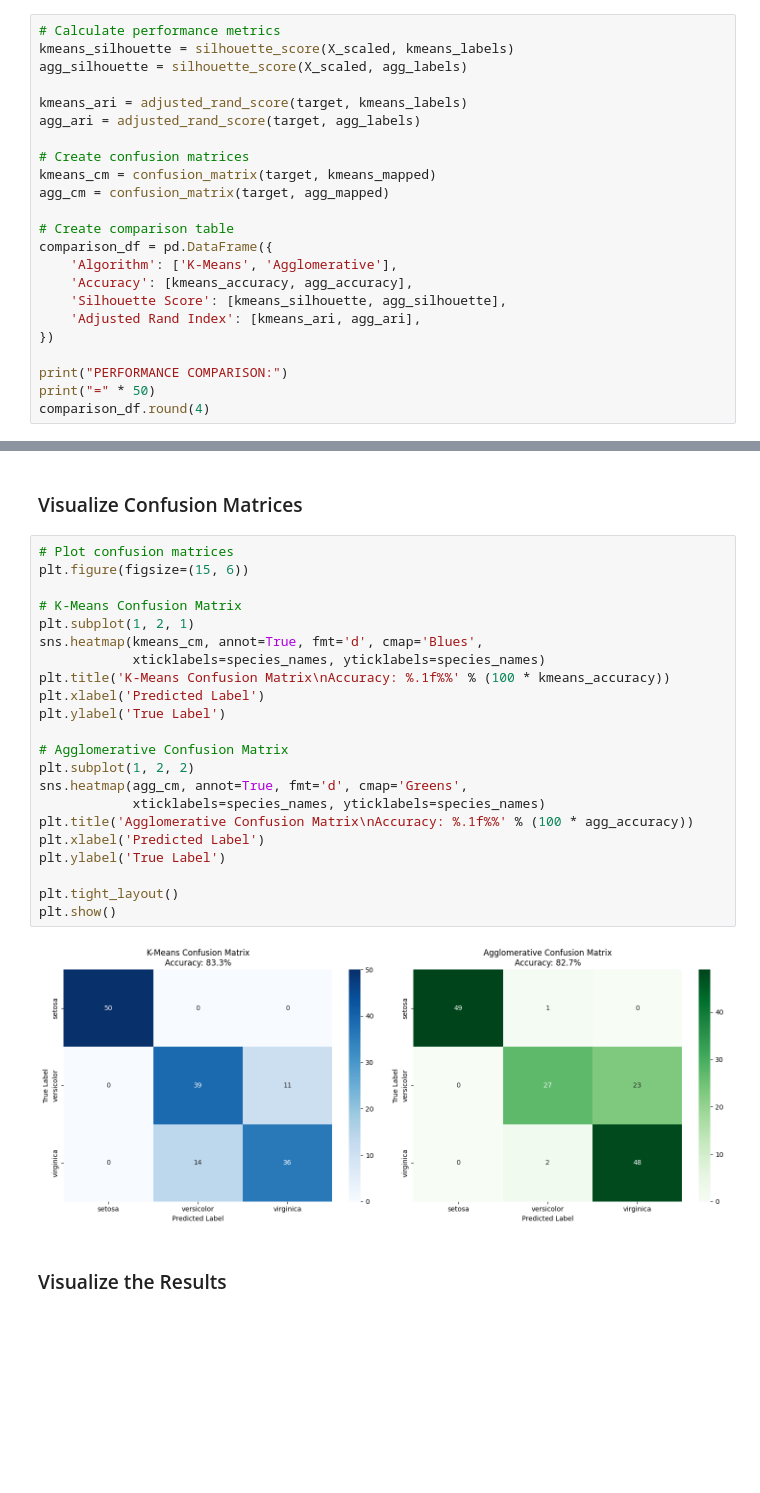
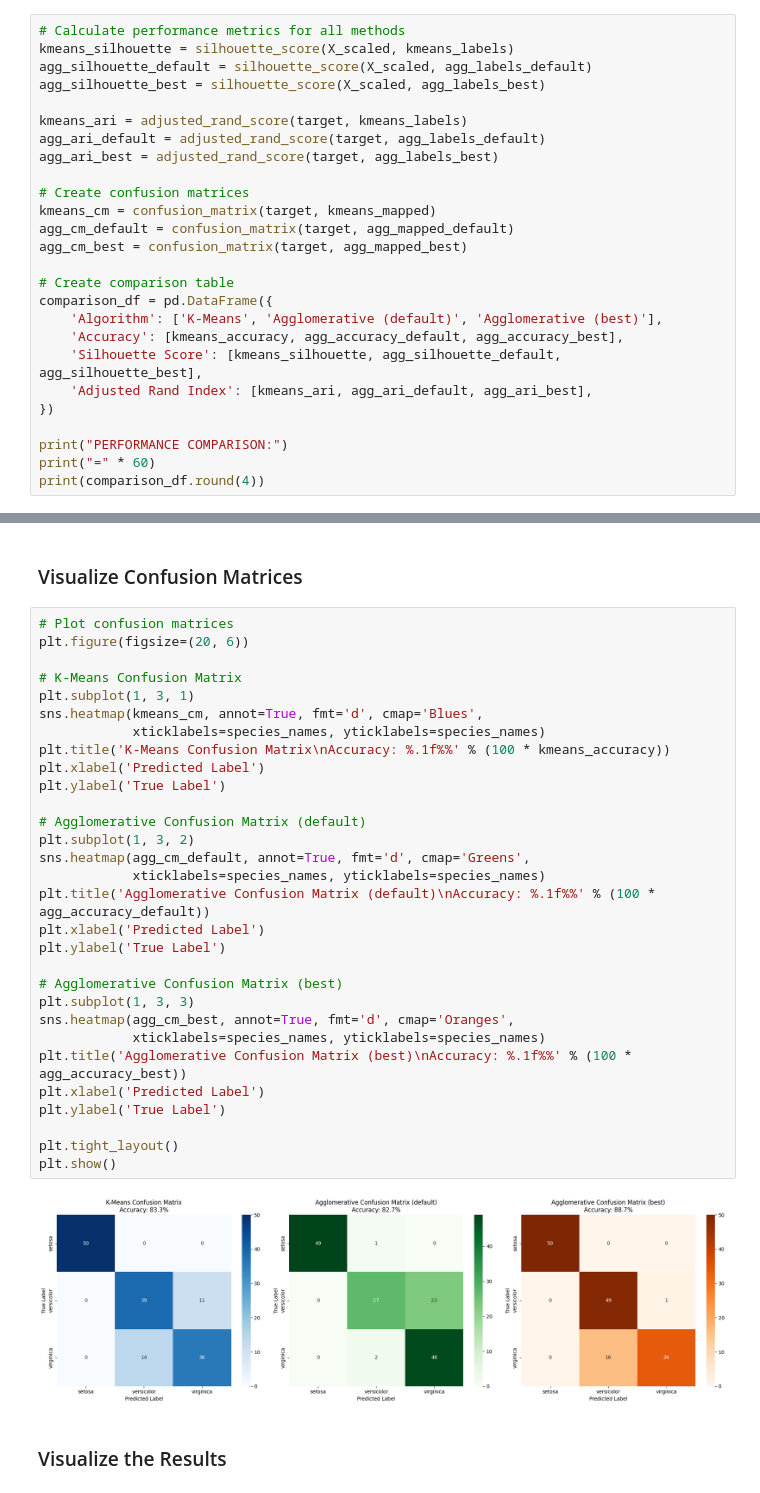
Before and after one commit to Farzat07/Kaggle-Mini-challenge---recommender-systems, a Jupyter notebook: Final iris.ipynb, the cells around one changed output, grey strips where cells are left out. Saved outputs shown, nothing was run; the diff lists cells and outputs as text; blank space fills up the shorter version.

Commit message:
Add parameter tuning for Agglomerative Clustering

```diff
--- a/Final iris.ipynb
+++ b/Final iris.ipynb
@@ -350,27 +513,30 @@ Agglomerative accuracy = 82.7%
 # %% [markdown]
 ### Calculate Performance Metrics
 # %%
-# Calculate performance metrics
+# Calculate performance metrics for all methods
 kmeans_silhouette = silhouette_score(X_scaled, kmeans_labels)
-agg_silhouette = silhouette_score(X_scaled, agg_labels)
+agg_silhouette_default = silhouette_score(X_scaled, agg_labels_default)
+agg_silhouette_best = silhouette_score(X_scaled, agg_labels_best)
 
 kmeans_ari = adjusted_rand_score(target, kmeans_labels)
-agg_ari = adjusted_rand_score(target, agg_labels)
+agg_ari_default = adjusted_rand_score(target, agg_labels_default)
+agg_ari_best = adjusted_rand_score(target, agg_labels_best)
 
 # Create confusion matrices
 kmeans_cm = confusion_matrix(target, kmeans_mapped)
-agg_cm = confusion_matrix(target, agg_mapped)
+agg_cm_default = confusion_matrix(target, agg_mapped_default)
+agg_cm_best = confusion_matrix(target, agg_mapped_best)
 
 # Create comparison table
 comparison_df = pd.DataFrame({
-    'Algorithm': ['K-Means', 'Agglomerative'],
-    'Accuracy': [kmeans_accuracy, agg_accuracy],
-    'Silhouette Score': [kmeans_silhouette, agg_silhouette],
-    'Adjusted Rand Index': [kmeans_ari, agg_ari],
+    'Algorithm': ['K-Means', 'Agglomerative (default)', 'Agglomerative (best)'],
+    'Accuracy': [kmeans_accuracy, agg_accuracy_default, agg_accuracy_best],
+    'Silhouette Score': [kmeans_silhouette, agg_silhouette_default, agg_silhouette_best],
+    'Adjusted Rand Index': [kmeans_ari, agg_ari_default, agg_ari_best],
 })
 
 print("PERFORMANCE COMPARISON:")
-print("=" * 50)
-comparison_df.round(4)
+print("=" * 60)
+print(comparison_df.round(4))
 # %% [output]
 PERFORMANCE COMPARISON:
@@ -382,28 +549,36 @@ PERFORMANCE COMPARISON:
 ### Visualize Confusion Matrices
 # %%
 # Plot confusion matrices
-plt.figure(figsize=(15, 6))
+plt.figure(figsize=(20, 6))
 
 # K-Means Confusion Matrix
-plt.subplot(1, 2, 1)
+plt.subplot(1, 3, 1)
 sns.heatmap(kmeans_cm, annot=True, fmt='d', cmap='Blues',
             xticklabels=species_names, yticklabels=species_names)
 plt.title('K-Means Confusion Matrix\nAccuracy: %.1f%%' % (100 * kmeans_accuracy))
 plt.xlabel('Predicted Label')
 plt.ylabel('True Label')
 
-# Agglomerative Confusion Matrix
-plt.subplot(1, 2, 2)
-sns.heatmap(agg_cm, annot=True, fmt='d', cmap='Greens',
+# Agglomerative Confusion Matrix (default)
+plt.subplot(1, 3, 2)
+sns.heatmap(agg_cm_default, annot=True, fmt='d', cmap='Greens',
             xticklabels=species_names, yticklabels=species_names)
-plt.title('Agglomerative Confusion Matrix\nAccuracy: %.1f%%' % (100 * agg_accuracy))
+plt.title('Agglomerative Confusion Matrix (default)\nAccuracy: %.1f%%' % (100 * agg_accuracy_default))
+plt.xlabel('Predicted Label')
+plt.ylabel('True Label')
+
+# Agglomerative Confusion Matrix (best)
+plt.subplot(1, 3, 3)
+sns.heatmap(agg_cm_best, annot=True, fmt='d', cmap='Oranges',
+            xticklabels=species_names, yticklabels=species_names)
+plt.title('Agglomerative Confusion Matrix (best)\nAccuracy: %.1f%%' % (100 * agg_accuracy_best))
 plt.xlabel('Predicted Label')
 plt.ylabel('True Label')
 
 plt.tight_layout()
 plt.show()
 # %% [output]
-[figure, old version]
+[figure, new version]
 # %% [markdown]
 ### Visualize the Results
 # %%
```
Also changed, not shown: parts of 19 cells of this notebook.
